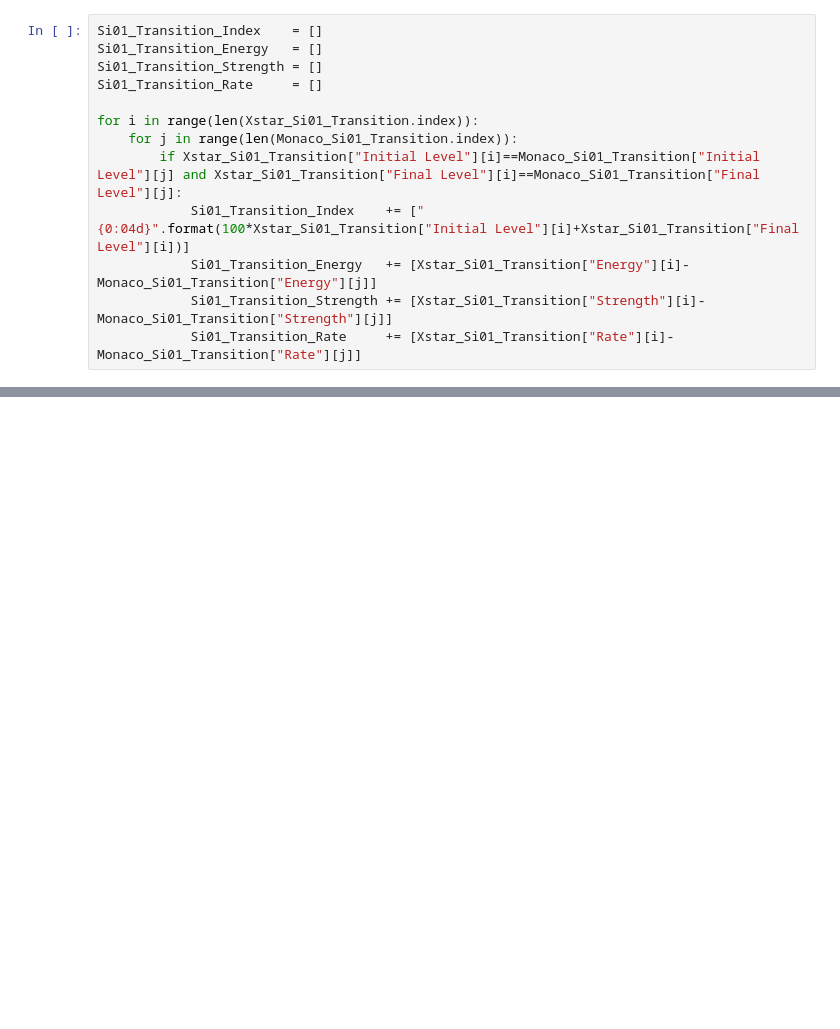
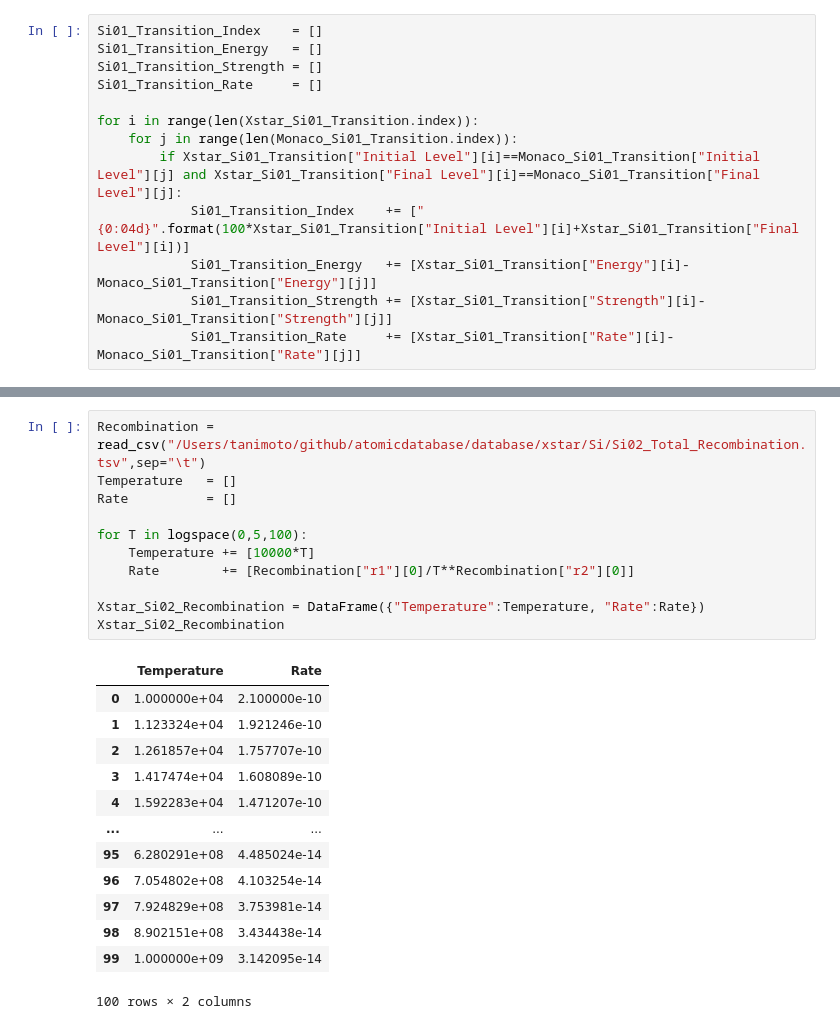
Before and after one commit to AtsushiTanimoto/AtomicDatabase, a Jupyter notebook: code/comparison/comparison.ipynb, the cells around one changed output, grey strips where cells are left out. Saved outputs shown, nothing was run; the diff lists cells and outputs as text; blank space fills up the shorter version.

```diff
--- a/code/comparison/comparison.ipynb
+++ b/code/comparison/comparison.ipynb
@@ -284,2 +278,27 @@ Xstar_Si01_Recombination
+# %%
+Recombination = read_csv("/Users/tanimoto/github/atomicdatabase/database/xstar/Si/Si02_Total_Recombination.tsv",sep="\t")
+Temperature   = []
+Rate          = []
+
+for T in logspace(0,5,100):
+    Temperature += [10000*T]
+    Rate        += [Recombination["r1"][0]/T**Recombination["r2"][0]]
+
+Xstar_Si02_Recombination = DataFrame({"Temperature":Temperature, "Rate":Rate})
+Xstar_Si02_Recombination
+# %% [output]
+|  | Temperature | Rate |
+| 0 | 1.000000e+04 | 2.100000e-10 |
+| 1 | 1.123324e+04 | 1.921246e-10 |
+| 2 | 1.261857e+04 | 1.757707e-10 |
+| 3 | 1.417474e+04 | 1.608089e-10 |
+| 4 | 1.592283e+04 | 1.471207e-10 |
+| ... | ... | ... |
+| 95 | 6.280291e+08 | 4.485024e-14 |
+| 96 | 7.054802e+08 | 4.103254e-14 |
+| 97 | 7.924829e+08 | 3.753981e-14 |
+| 98 | 8.902151e+08 | 3.434438e-14 |
+| 99 | 1.000000e+09 | 3.142095e-14 |
+100 rows × 2 columns
 # %%
 fi     = figure(figsize=(12,8),dpi=100)
```
Also changed, not shown: parts of 14 cells of this notebook, 2 other files.
